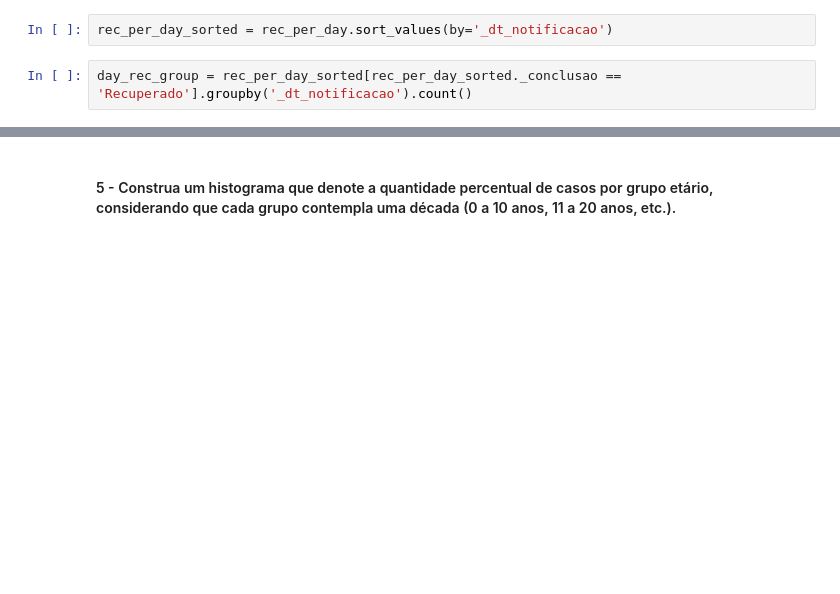
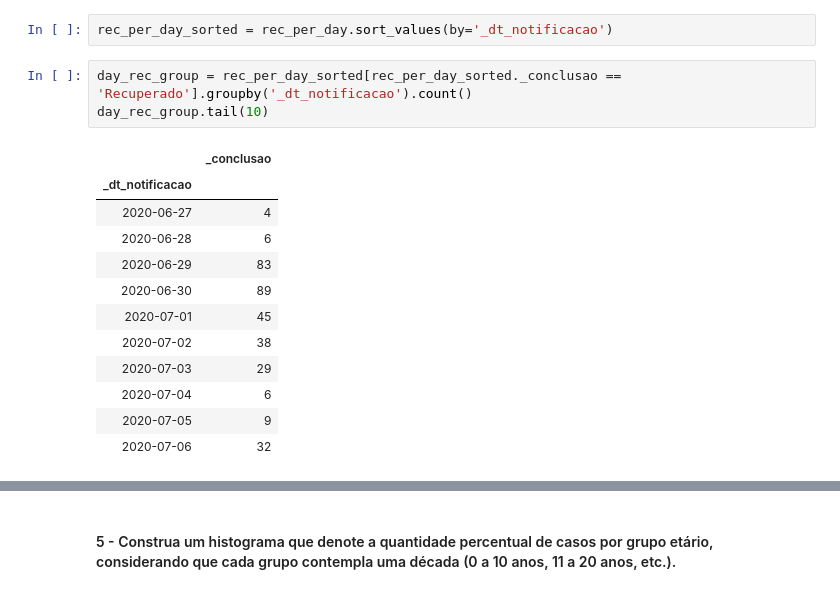
Before and after one commit to jvmdo/rna-pp1-2020, a Jupyter notebook: Código/PP1_redesneurais.ipynb, the cells around one changed output, grey strips where cells are left out. Drawn from its saved outputs; the diff is of its cells as text; blank space fills up the shorter version.

```diff
--- a/Código/PP1_redesneurais.ipynb
+++ b/Código/PP1_redesneurais.ipynb
@@ -440,5 +440,19 @@ rec_per_day['_dt_notificacao'] = pd.to_datetime(rec_per_day['_dt_notificacao'],
 rec_per_day_sorted = rec_per_day.sort_values(by='_dt_notificacao')
 # %%
 day_rec_group = rec_per_day_sorted[rec_per_day_sorted._conclusao == 'Recuperado'].groupby('_dt_notificacao').count()
+day_rec_group.tail(10)
+# %% [output]
+|  | _conclusao |
+| _dt_notificacao |  |
+| 2020-06-27 | 4 |
+| 2020-06-28 | 6 |
+| 2020-06-29 | 83 |
+| 2020-06-30 | 89 |
+| 2020-07-01 | 45 |
+| 2020-07-02 | 38 |
+| 2020-07-03 | 29 |
+| 2020-07-04 | 6 |
+| 2020-07-05 | 9 |
+| 2020-07-06 | 32 |
 # %%
 aux = list(day_rec_group.tail(10).values.flatten())
```
Also changed, not shown: parts of 8 cells of this notebook.
